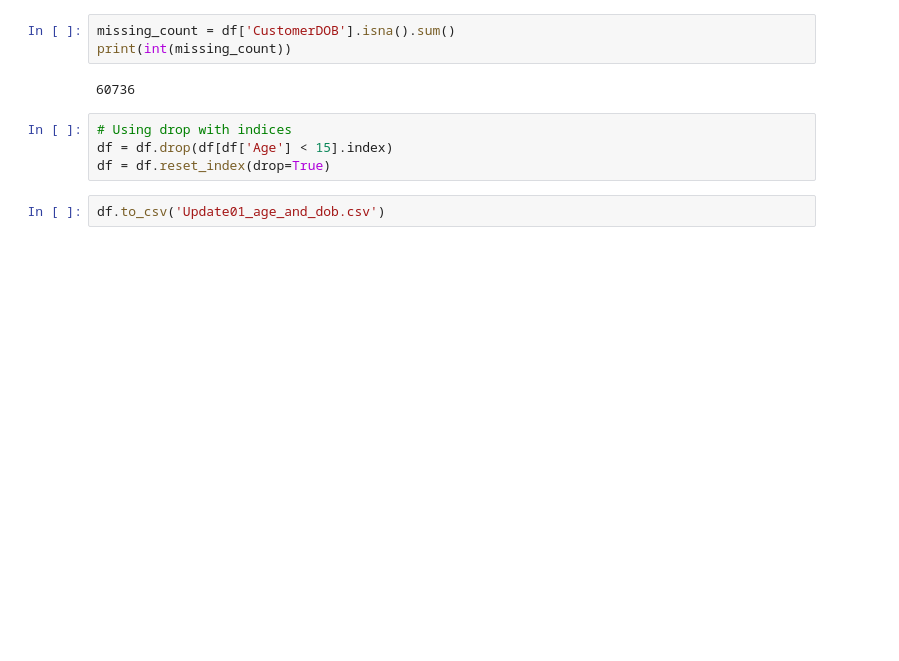
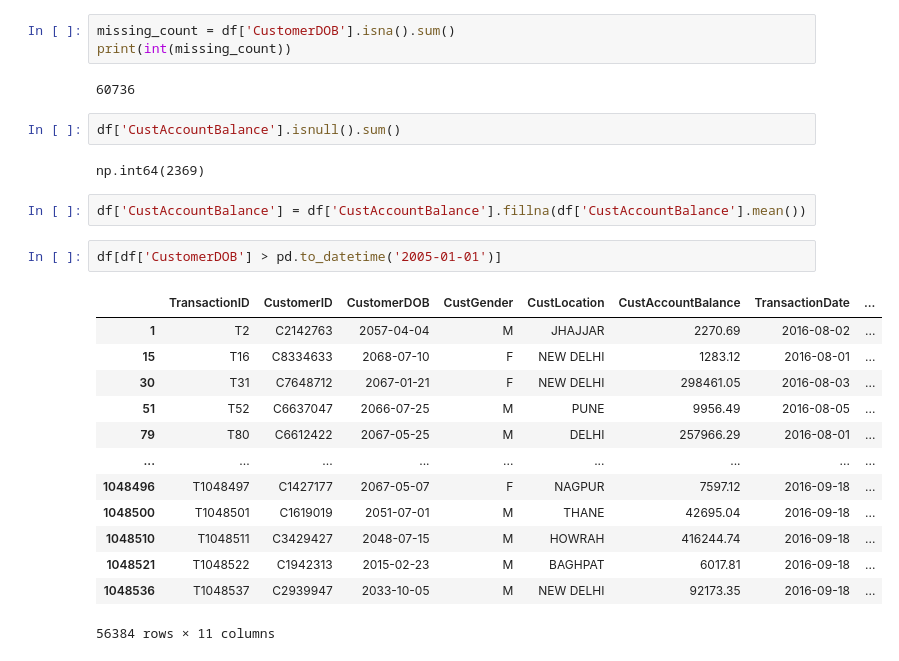
Before and after one commit to Kiritiaajd/Customer-Segmentation-for-Banking-Clients, a Jupyter notebook: experiment/experiments.ipynb, the cells around one changed output. Drawn from its saved outputs; the diff is of its cells as text; blank space fills up the shorter version.

```diff
--- a/experiment/experiments.ipynb
+++ b/experiment/experiments.ipynb
@@ -174,9 +187,25 @@ missing_count = df['CustomerDOB'].isna().sum()
 print(int(missing_count))
 # %% [output]
 60736
-# %%
-# Using drop with indices
-df = df.drop(df[df['Age'] < 15].index)
-df = df.reset_index(drop=True)
-# %%
-df.to_csv('Update01_age_and_dob.csv')
+# %%
+df['CustAccountBalance'].isnull().sum()
+# %% [output]
+np.int64(2369)
+# %%
+df['CustAccountBalance'] = df['CustAccountBalance'].fillna(df['CustAccountBalance'].mean())
+# %%
+df[df['CustomerDOB'] > pd.to_datetime('2005-01-01')]
+# %% [output]
+|  | TransactionID | CustomerID | CustomerDOB | CustGender | CustLocation | CustAccountBalance | TransactionDate | ... |
+| 1 | T2 | C2142763 | 2057-04-04 | M | JHAJJAR | 2270.69 | 2016-08-02 | ... |
+| 15 | T16 | C8334633 | 2068-07-10 | F | NEW DELHI | 1283.12 | 2016-08-01 | ... |
+| 30 | T31 | C7648712 | 2067-01-21 | F | NEW DELHI | 298461.05 | 2016-08-03 | ... |
+| 51 | T52 | C6637047 | 2066-07-25 | M | PUNE | 9956.49 | 2016-08-05 | ... |
+| 79 | T80 | C6612422 | 2067-05-25 | M | DELHI | 257966.29 | 2016-08-01 | ... |
+| ... | ... | ... | ... | ... | ... | ... | ... | ... |
+| 1048496 | T1048497 | C1427177 | 2067-05-07 | F | NAGPUR | 7597.12 | 2016-09-18 | ... |
+| 1048500 | T1048501 | C1619019 | 2051-07-01 | M | THANE | 42695.04 | 2016-09-18 | ... |
+| 1048510 | T1048511 | C3429427 | 2048-07-15 | M | HOWRAH | 416244.74 | 2016-09-18 | ... |
+| 1048521 | T1048522 | C1942313 | 2015-02-23 | M | BAGHPAT | 6017.81 | 2016-09-18 | ... |
+| 1048536 | T1048537 | C2939947 | 2033-10-05 | M | NEW DELHI | 92173.35 | 2016-09-18 | ... |
+56384 rows × 11 columns
```
Also changed, not shown: parts of 17 cells of this notebook.
